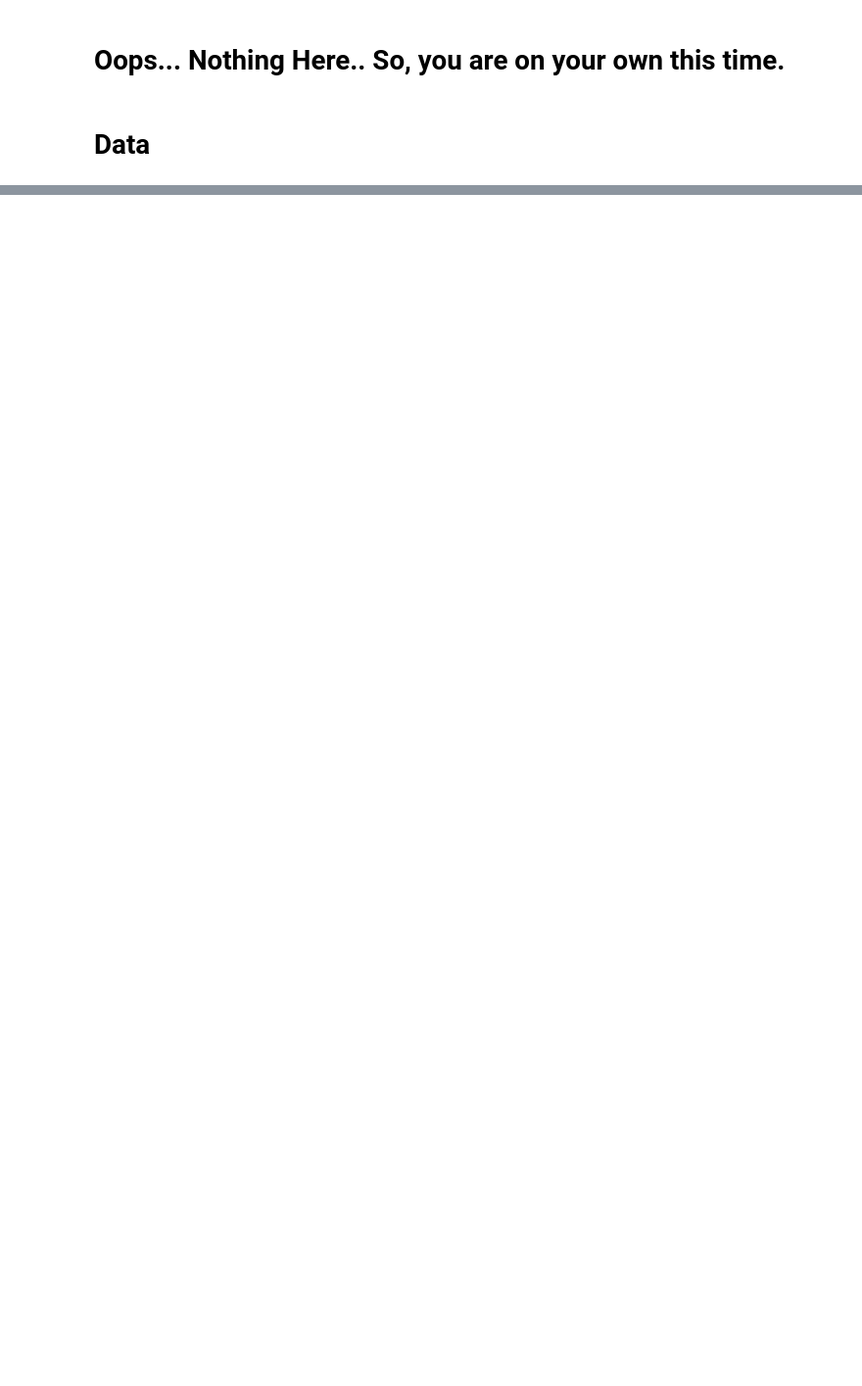
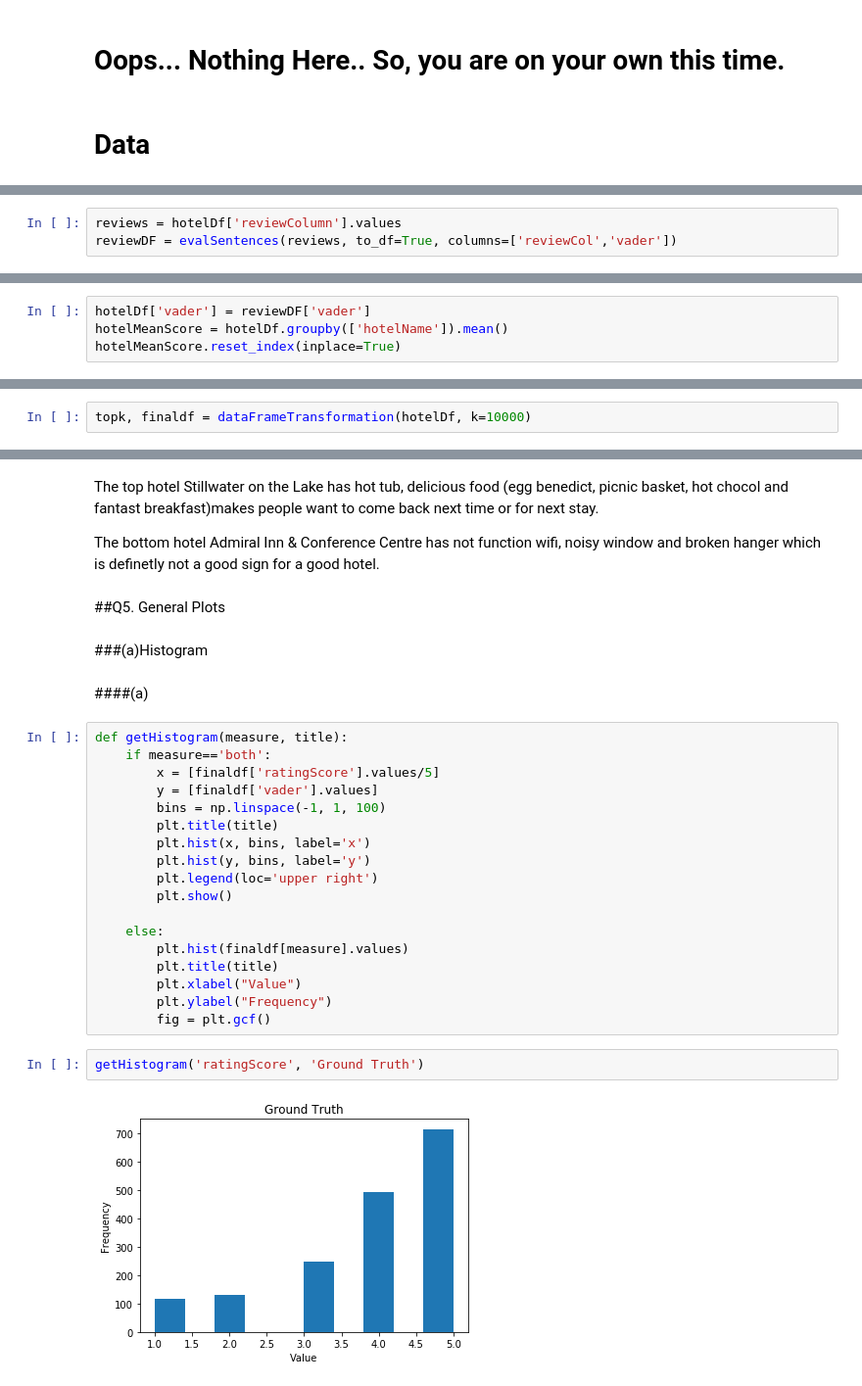
Before and after one commit to wuwenjia24/-Hotel-Review-Sentiment-Analysis, a Jupyter notebook: ds_assignment.ipynb, the cells around one changed output, grey strips where cells are left out. Shown at 98% size. Drawn from its saved outputs; the diff is of its cells as text; blank space fills up the shorter version.

```diff
--- a/ds_assignment.ipynb
+++ b/ds_assignment.ipynb
@@ -28,0 +163,3 @@ submission()
+# %%
+reviews = hotelDf['reviewColumn'].values
+reviewDF = evalSentences(reviews, to_df=True, columns=['reviewCol','vader'])
@@ -28,0 +170,4 @@ submission()
+# %%
+hotelDf['vader'] = reviewDF['vader']
+hotelMeanScore = hotelDf.groupby(['hotelName']).mean()
+hotelMeanScore.reset_index(inplace=True)
@@ -28,0 +256,2 @@ submission()
+# %%
+topk, finaldf = dataFrameTransformation(hotelDf, k=10000)
@@ -28,0 +723,32 @@ submission()
+# %% [markdown]
+The top hotel Stillwater on the Lake has hot tub, delicious food (egg benedict, picnic basket, hot chocol and fantast breakfast)makes people want to come back next time or for next stay.
+
+The bottom hotel Admiral Inn &amp; Conference Centre has not function wifi, noisy window and broken hanger which is definetly not a good sign for a good hotel.
+# %% [markdown]
+##Q5. General Plots
+# %% [markdown]
+###(a)Histogram
+# %% [markdown]
+####(a)
+# %%
+def getHistogram(measure, title):
+    if measure=='both':
+        x = [finaldf['ratingScore'].values/5]
+        y = [finaldf['vader'].values]
+        bins = np.linspace(-1, 1, 100)
+        plt.title(title)
+        plt.hist(x, bins, label='x')
+        plt.hist(y, bins, label='y')
+        plt.legend(loc='upper right')
+        plt.show()
+
+    else:
+        plt.hist(finaldf[measure].values)
+        plt.title(title)
+        plt.xlabel("Value")
+        plt.ylabel("Frequency")
+        fig = plt.gcf()
+# %%
+getHistogram('ratingScore', 'Ground Truth')
+# %% [output]
+[figure, added]
```
Also changed, not shown: parts of 102 cells of this notebook, 1 other file.
